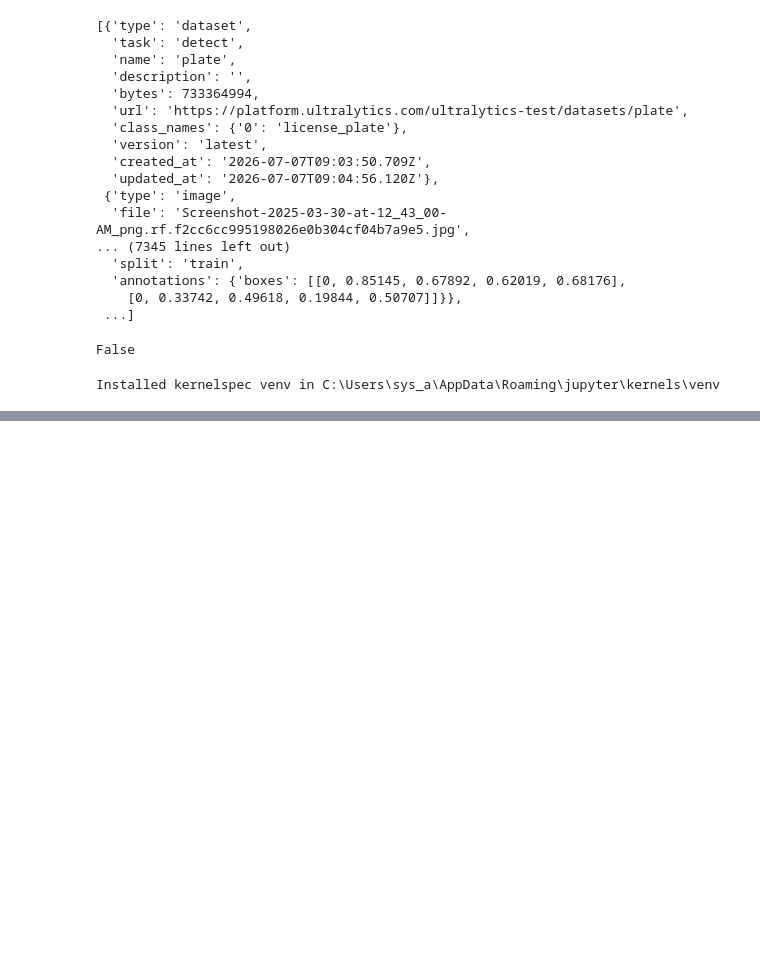
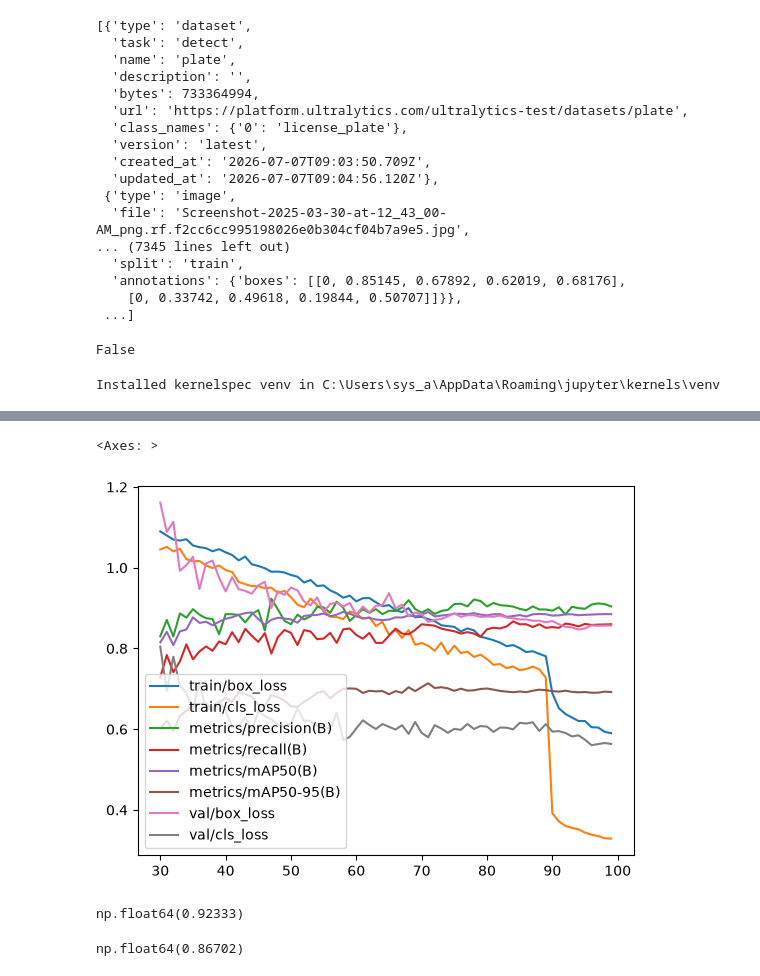
Before and after one commit to Sierra-py/vehicle-monitoring-system, a Jupyter notebook: notebooks/experimentation.ipynb, the cells around one changed output, grey strips where cells are left out. Drawn from its saved outputs; the diff is of its cells as text; code cells hidden in the pictures; blank space fills up the shorter version.

```diff
--- a/notebooks/experimentation.ipynb
+++ b/notebooks/experimentation.ipynb
@@ -80,0 +73,13 @@ RuntimeError: Dataset '../data/raw/plate.ndjson' error  asyncio.run() cannot be
+# %%
+res.drop(["train/dfl_loss", "val/dfl_loss"], axis=1).iloc[30:, 2:10].plot()
+# %% [output]
+<Axes: >
+[figure, added]
+# %%
+res["metrics/precision(B)"].max()
+# %% [output]
+np.float64(0.92333)
+# %%
+res["metrics/recall(B)"].max()
+# %% [output]
+np.float64(0.86702)
```
Also changed, not shown: parts of 9 cells of this notebook, 21 other files.
